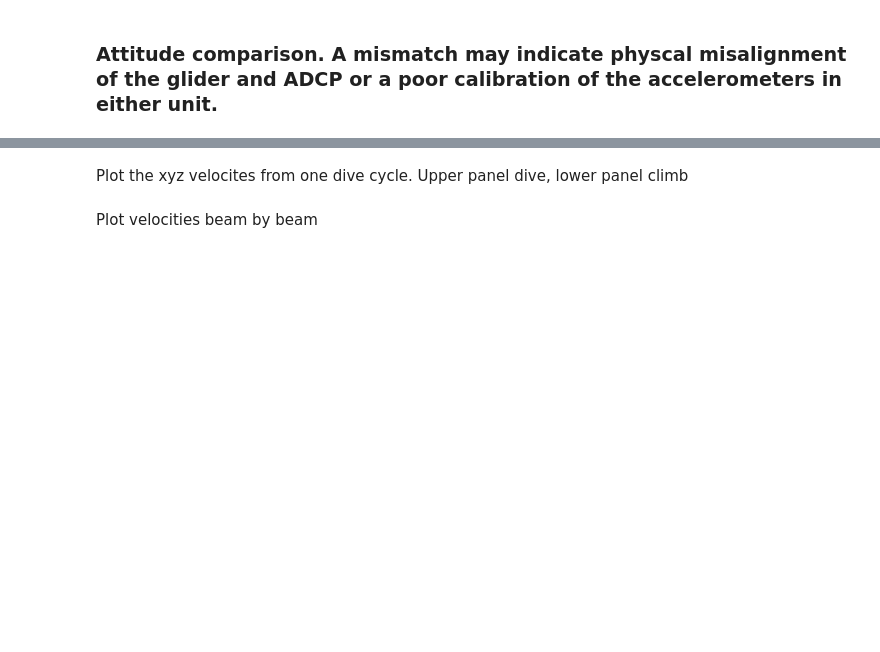
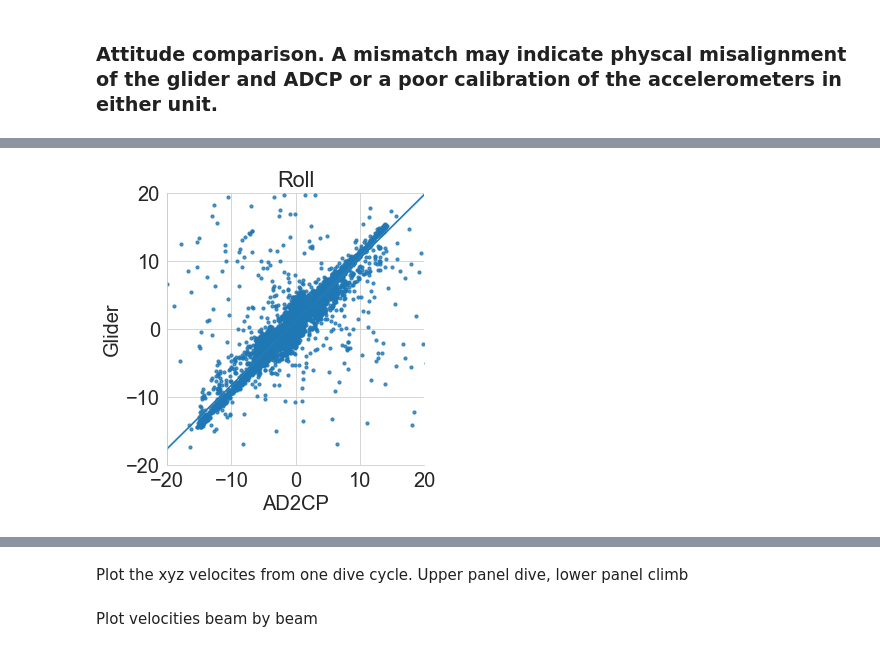
Before and after one commit to callumrollo/adcp-glider, a Jupyter notebook: notebooks/explore_data.ipynb, the cells around one changed output, grey strips where cells are left out. Saved outputs shown, nothing was run; the diff lists cells and outputs as text; code cells hidden in the pictures; blank space fills up the shorter version.

```diff
--- a/notebooks/explore_data.ipynb
+++ b/notebooks/explore_data.ipynb
@@ -173,0 +233,6 @@ savefig('attitude_glider_vs_adcp')
+# %%
+g = sns.lmplot(x='roll_ad', y='roll', data=df_merged,x_ci='sd', scatter_kws={"s": 10})
+g.set(ylim=(-20, 20), xlim=(-20, 20),  xlabel='AD2CP', ylabel='Glider', title='Roll')
+savefig('Roll_correlation')
+# %% [output]
+[figure, added]
```
Also changed, not shown: parts of 22 cells of this notebook, 5 other files.
